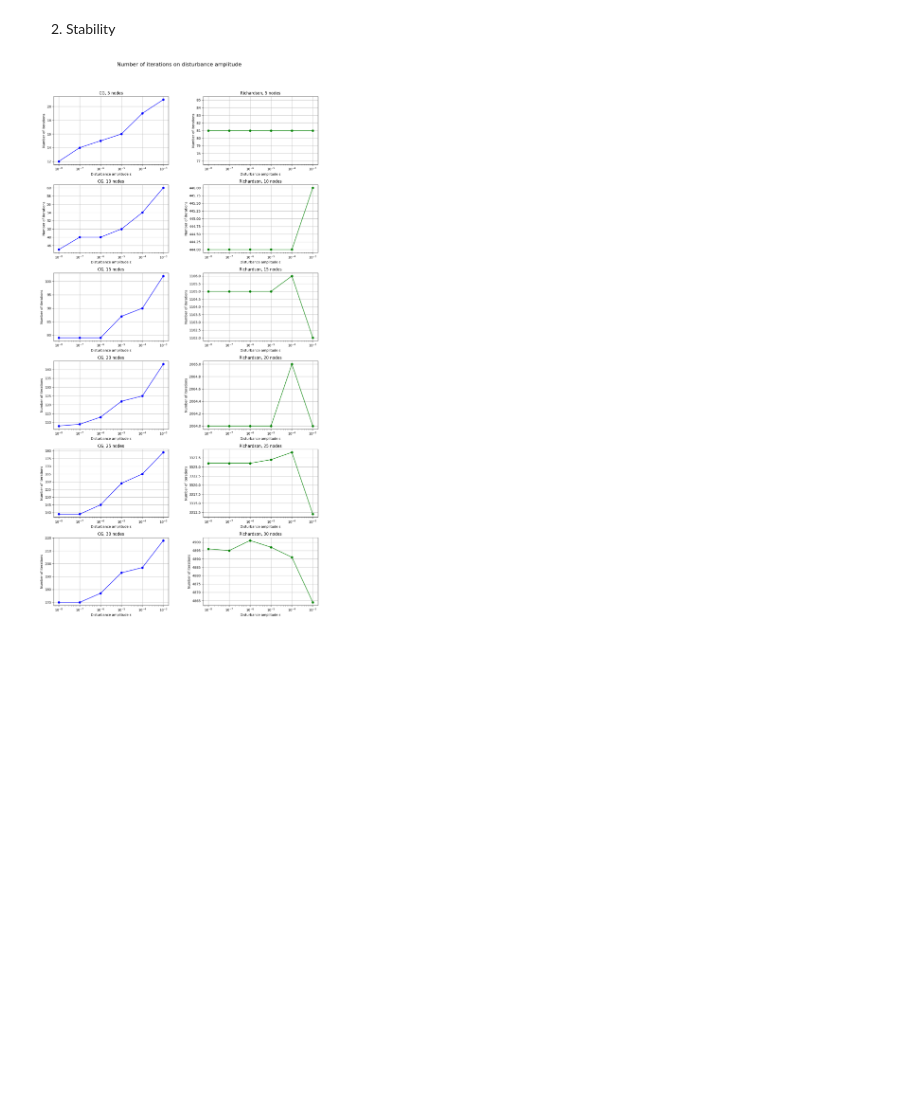
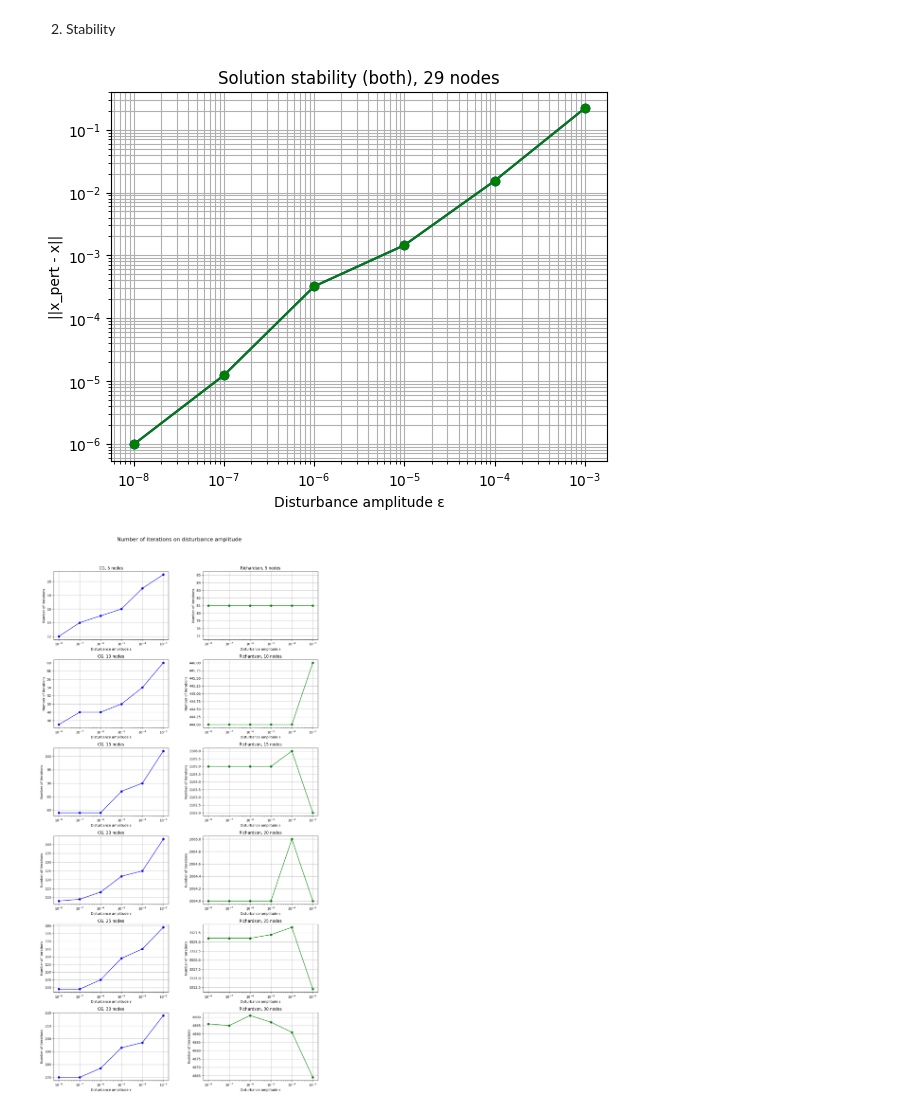
Before and after one commit to paxwritescode/iterative, a Jupyter notebook: conj_grad_richardson.ipynb, the cells around one changed output. Drawn from its saved outputs; the diff is of its cells as text; code cells hidden in the pictures; blank space fills up the shorter version.

Commit message:
implement one more plot

```diff
--- a/conj_grad_richardson.ipynb
+++ b/conj_grad_richardson.ipynb
@@ -187 +189,32 @@ def perturb_A(A, eps):
+# %%
+N = 29
+eps_values = [1e-8, 1e-7, 1e-6, 1e-5, 1e-4, 1e-3]
+iters_cg, iters_rich = [], []
+errors_cg, errors_rich = [], []
+A, b_vec = SLAE_compilation(N)
+x_cg, it_cg = conjugate_gradient(A=A, b_vec=b_vec, eps=eps, max_it=max_it)
+x_rich, it_rich = Richardson(A=A, b_vec=b_vec, eps=eps, max_it=max_it)
+for eps_value in eps_values:
+    A_pert = perturb_A(A=A, eps=eps_value)
+    x_cg_p, it_cg_p = conjugate_gradient(A=A_pert, b_vec=b_vec, eps=1e-10, max_it=max_it)
+    x_rich_p, it_rich_p = Richardson(A=A_pert, b_vec=b_vec, eps=eps, max_it=max_it)
+    error_solution_cg = np.linalg.norm(x_cg_p - x_cg)
+    error_solution_rich = np.linalg.norm(x_rich_p - x_rich)
+    iters_cg.append(it_cg_p)
+    errors_cg.append(error_solution_cg)
+    errors_rich.append(error_solution_rich)
+    # print(f"eps = {eps_value}\n")
+    # print(f"||x_p = x|| = {error_solution}\n")
+    # print(f"Non-perturbated: {it_cg} iterations, perturbated: {it_cg_p} iterations \n\n")
+
+plt.loglog(eps_values, errors_cg, marker = "o", color="blue")
+plt.loglog(eps_values, errors_rich, marker = "o", color = "green")
+plt.xlabel("Disturbance amplitude ε")
+plt.ylabel("||x_pert - x||")
+plt.title(f"Solution stability (both), {N} nodes")
+plt.grid(True, which="both")
+plt.savefig("Solution_stability.pdf")
+plt.show()
+# %% [output]
+[figure, added]
 # %%
```
Also changed, not shown: parts of 2 cells of this notebook.
